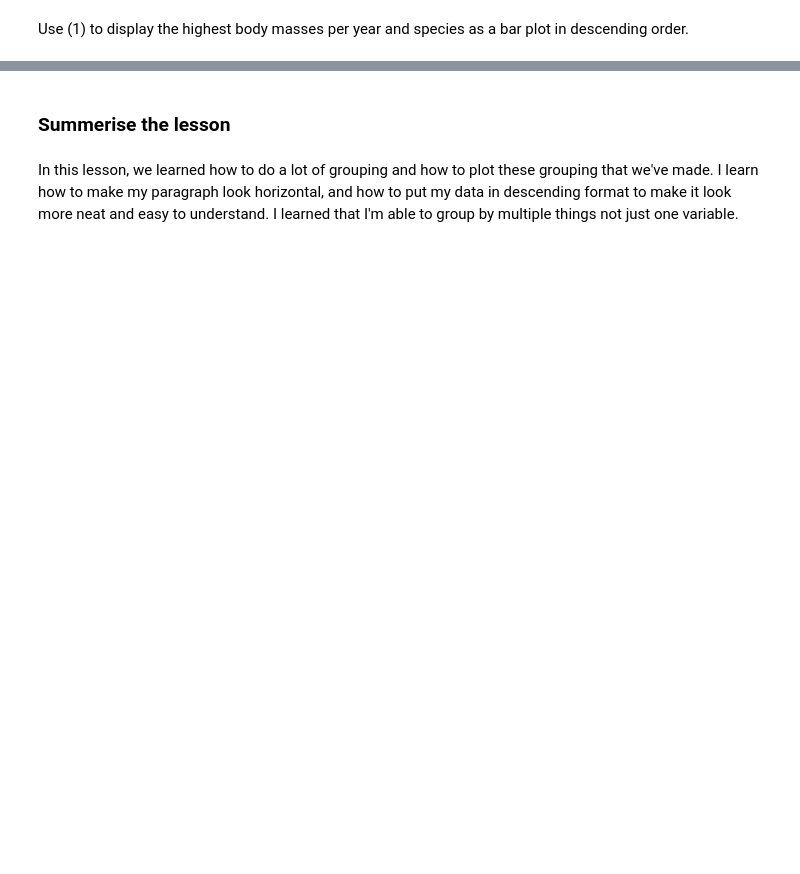
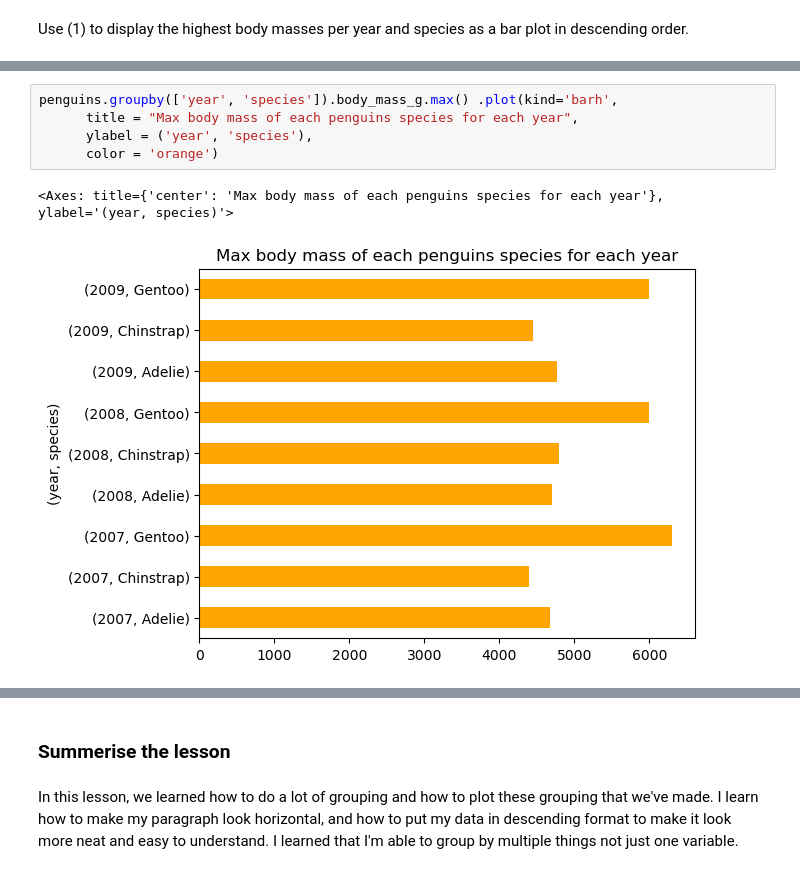
Before and after one commit to austinmartinez12/eds220-2025-in-class, a Jupyter notebook: week2/week2-groupby.ipynb, the cells around one changed output, grey strips where cells are left out. Drawn from its saved outputs; the diff is of its cells as text; blank space fills up the shorter version.

```diff
--- a/week2/week2-groupby.ipynb
+++ b/week2/week2-groupby.ipynb
@@ -139 +117,9 @@ Use (1) to display the highest body masses per year and species as a bar plot in
+# %%
+penguins.groupby(['year', 'species']).body_mass_g.max() .plot(kind='barh',
+      title = "Max body mass of each penguins species for each year",
+      ylabel = ('year', 'species'),
+      color = 'orange')
+# %% [output]
+<Axes: title={'center': 'Max body mass of each penguins species for each year'}, ylabel='(year, species)'>
+[figure, added]
 # %%
```
Also changed, not shown: parts of 5 cells of this notebook, 3 other files.
